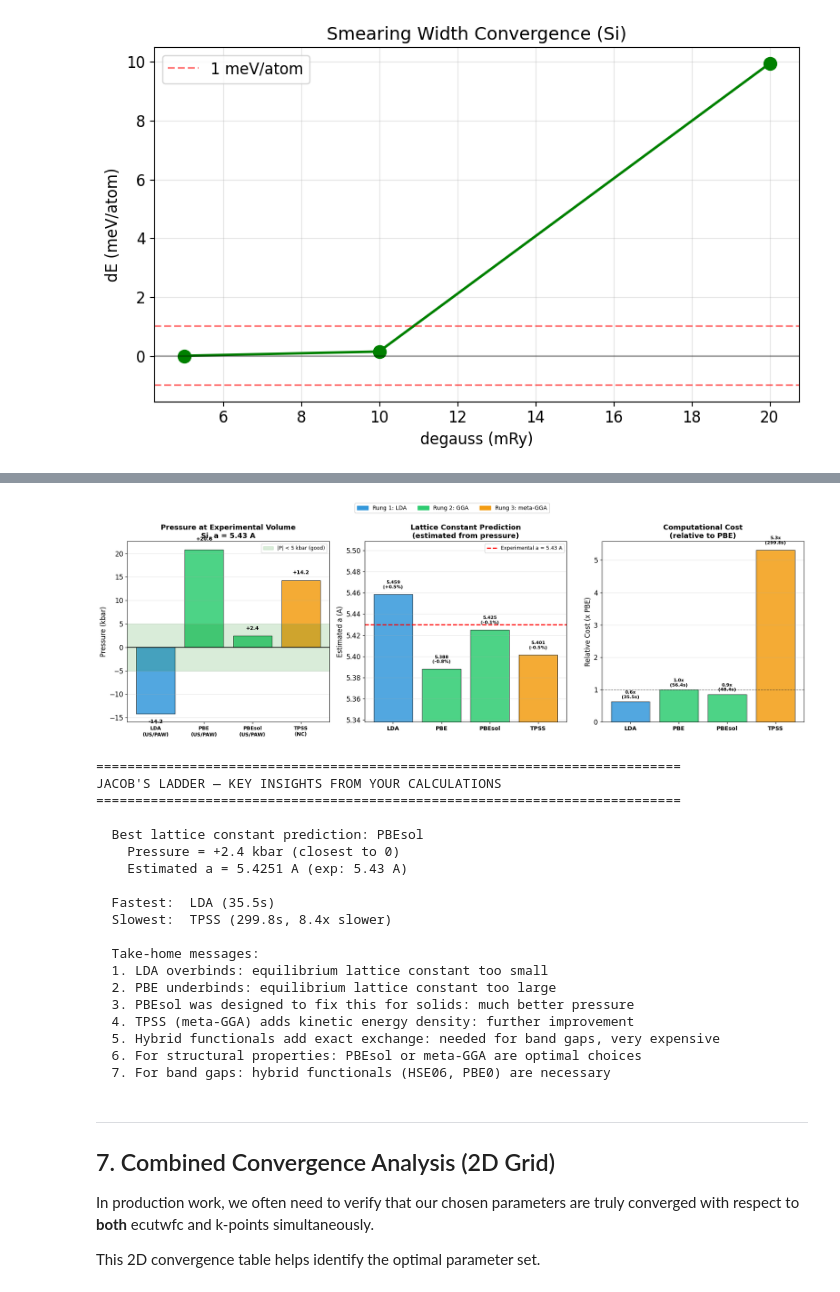
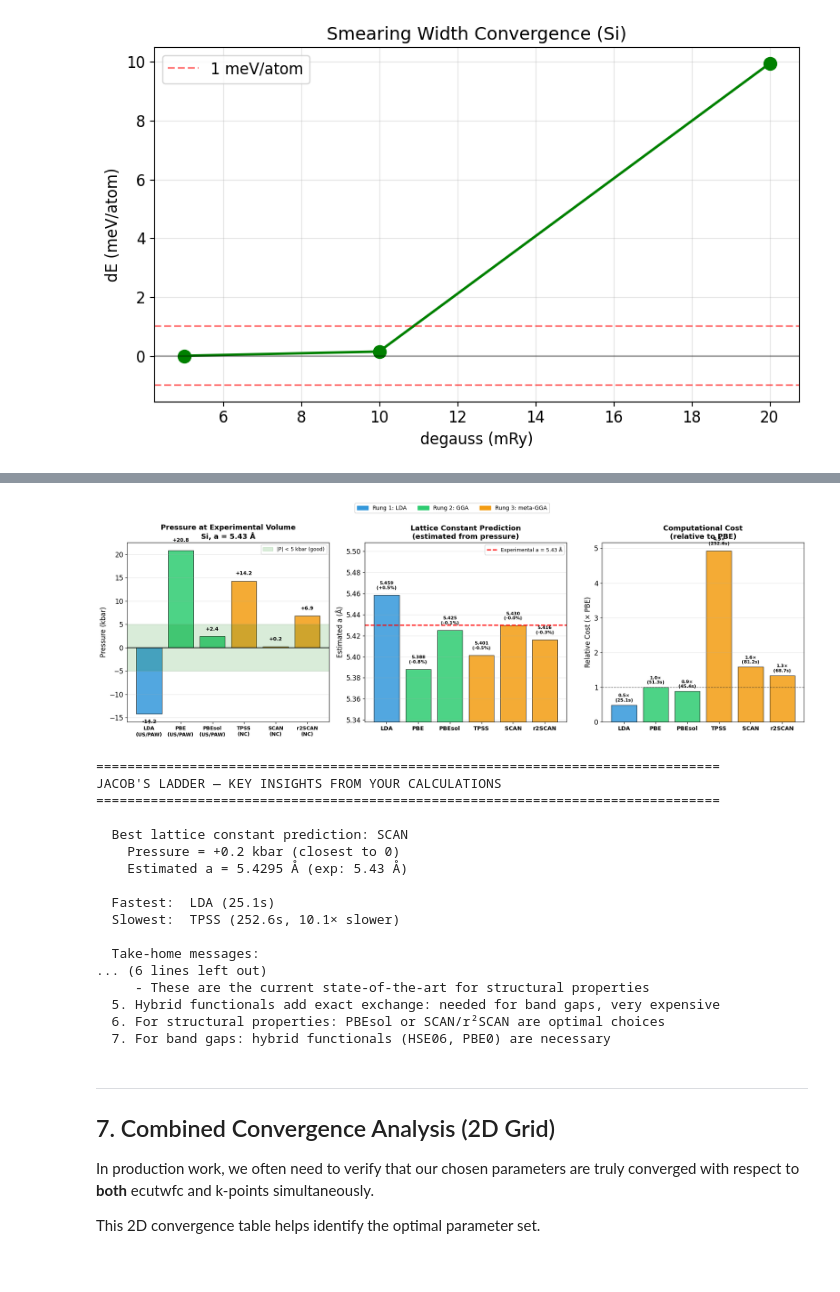
Before and after one commit to Indranil2020/DFT_Tutorial, a Jupyter notebook: qe_workshop_complete/notebooks_enhanced/04_Convergence_Testing.ipynb, the cells around one changed output, grey strips where cells are left out. Drawn from its saved outputs; the diff is of its cells as text; code cells hidden in the pictures.

Commit message:
jaboc ladder calculated

```diff
--- a/qe_workshop_complete/notebooks_enhanced/04_Convergence_Testing.ipynb
+++ b/qe_workshop_complete/notebooks_enhanced/04_Convergence_Testing.ipynb
@@ -1713,7 +1699,7 @@ import matplotlib.patches as mpatches
 import numpy as np
 
 # ── Collect only converged results with valid pressure ──
-funcs_ordered = [f for f in ['LDA', 'PBE', 'PBEsol', 'TPSS', 'PBE0']
+funcs_ordered = [f for f in ['LDA', 'PBE', 'PBEsol', 'TPSS', 'SCAN', 'r2SCAN', 'PBE0']
                  if f in ladder_results
                  and ladder_results[f]['converged']
                  and ladder_results[f]['pressure_kbar'] is not None]
@@ -1742,7 +1728,7 @@ else:
     xlabels = [f'{f}\n({"NC" if pt == "NC" else "US/PAW"})' for f, pt in zip(funcs_ordered, pp_types)]
     ax1.set_xticklabels(xlabels, fontsize=9, fontweight='bold')
     ax1.set_ylabel('Pressure (kbar)', fontsize=12)
-    ax1.set_title(f'Pressure at Experimental Volume\n{MATERIAL}, a = {LATTICE_A} A', fontsize=13, fontweight='bold')
+    ax1.set_title(f'Pressure at Experimental Volume\n{MATERIAL}, a = {LATTICE_A} Å', fontsize=13, fontweight='bold')
     ax1.legend(fontsize=9, loc='best')
     ax1.grid(axis='y', alpha=0.3)
     for i, (bar, p) in enumerate(zip(bars, pressures)):
@@ -1759,10 +1745,10 @@ else:
     bars2 = ax2.bar(range(n_funcs), a_predicted, color=colors, edgecolor='k',
                     linewidth=0.8, alpha=0.85)
     ax2.axhline(y=LATTICE_A, color='red', linewidth=2, linestyle='--',
-                label=f'Experimental a = {LATTICE_A} A')
+                label=f'Experimental a = {LATTICE_A} Å')
     ax2.set_xticks(range(n_funcs))
     ax2.set_xticklabels(funcs_ordered, fontsize=10, fontweight='bold')
-    ax2.set_ylabel('Estimated a (A)', fontsize=12)
+    ax2.set_ylabel('Estimated a (Å)', fontsize=12)
     ax2.set_title('Lattice Constant Prediction\n(estimated from pressure)', fontsize=13, fontweight='bold')
     ax2.legend(fontsize=9, loc='best')
     ax2.grid(axis='y', alpha=0.3)
@@ -1782,13 +1768,13 @@ else:
                     linewidth=0.8, alpha=0.85)
     ax3.set_xticks(range(n_funcs))
     ax3.set_xticklabels(funcs_ordered, fontsize=10, fontweight='bold')
-    ax3.set_ylabel('Relative Cost (x PBE)', fontsize=12)
+    ax3.set_ylabel('Relative Cost (× PBE)', fontsize=12)
     ax3.set_title('Computational Cost\n(relative to PBE)', fontsize=13, fontweight='bold')
     ax3.axhline(y=1, color='k', linewidth=1, linestyle='--', alpha=0.5)
     ax3.grid(axis='y', alpha=0.3)
     for i, (bar, rt, t) in enumerate(zip(bars3, rel_times, times)):
         ax3.text(bar.get_x() + bar.get_width()/2, rt + max(rt*0.03, 0.08),
-                 f'{rt:.1f}x\n({t:.1f}s)', ha='center', va='bottom', fontsize=8, fontweight='bold')
+                 f'{rt:.1f}×\n({t:.1f}s)', ha='center', va='bottom', fontsize=8, fontweight='bold')
 
     # ── Rung legend ──
     rung_patches = []
@@ -1799,58 +1785,62 @@ else:
             rung_patches.append(mpatches.Patch(color=RUNG_COLORS[r], label=f'Rung {r}: {rn}'))
             seen.add(r)
     fig.legend(handles=rung_patches, loc='upper center', ncol=len(rung_patches),
                fontsize=10, framealpha=0.9, bbox_to_anchor=(0.5, 1.02))
 
     plt.tight_layout(rect=[0, 0, 1, 0.95])
     plt.savefig(str(WORK_DIR / 'jacobs_ladder_real.png'), dpi=150, bbox_inches='tight')
     plt.show()
 
     # ── Summary ──
-    print("=" * 75)
+    print("=" * 80)
     print("JACOB'S LADDER — KEY INSIGHTS FROM YOUR CALCULATIONS")
-    print("=" * 75)
+    print("=" * 80)
 
     best_idx = min(range(n_funcs), key=lambda i: abs(pressures[i]))
     print(f"\n  Best lattice constant prediction: {funcs_ordered[best_idx]}")
     print(f"    Pressure = {pressures[best_idx]:+.1f} kbar (closest to 0)")
-    print(f"    Estimated a = {a_predicted[best_idx]:.4f} A (exp: {LATTICE_A} A)")
+    print(f"    Estimated a = {a_predicted[best_idx]:.4f} Å (exp: {LATTICE_A} Å)")
 
     cheapest_idx = times.index(min(times))
     expensive_idx = times.index(max(times))
     ratio = max(times) / max(min(times), 0.01)
     print(f"\n  Fastest:  {funcs_ordered[cheapest_idx]} ({times[cheapest_idx]:.1f}s)")
-    print(f"  Slowest:  {funcs_ordered[expensive_idx]} ({times[expensive_idx]:.1f}s, {ratio:.1f}x slower)")
+    print(f"  Slowest:  {funcs_ordered[expensive_idx]} ({times[expensive_idx]:.1f}s, {ratio:.1f}× slower)")
+
+    # Count meta-GGA results
+    meta_gga_funcs = [f for f in funcs_ordered if ladder_results[f]['rung'] == 3]
 
     print("""
   Take-home messages:
   1. LDA overbinds: equilibrium lattice constant too small
   2. PBE underbinds: equilibrium lattice constant too large
   3. PBEsol was designed to fix this for solids: much better pressure
-  4. TPSS (meta-GGA) adds kinetic energy density: further improvement
+  4. Meta-GGAs (TPSS, SCAN, r²SCAN) add kinetic energy density τ(r):
+     - SCAN satisfies all 17 known exact constraints
+     - r²SCAN is numerically more stable than SCAN (regularized)
+     - These are the current state-of-the-art for structural properties
   5. Hybrid functionals add exact exchange: needed for band gaps, very expensive
-  6. For structural properties: PBEsol or meta-GGA are optimal choices
+  6. For structural properties: PBEsol or SCAN/r²SCAN are optimal choices
   7. For band gaps: hybrid functionals (HSE06, PBE0) are necessary
   """)
 # %% [output]
-[figure, old version]
+[figure, new version]
-===========================================================================
+================================================================================
 JACOB'S LADDER — KEY INSIGHTS FROM YOUR CALCULATIONS
-===========================================================================
+================================================================================
 
-  Best lattice constant prediction: PBEsol
-    Pressure = +2.4 kbar (closest to 0)
-    Estimated a = 5.4251 A (exp: 5.43 A)
+  Best lattice constant prediction: SCAN
+    Pressure = +0.2 kbar (closest to 0)
+    Estimated a = 5.4295 Å (exp: 5.43 Å)
 
-  Fastest:  LDA (35.5s)
-  Slowest:  TPSS (299.8s, 8.4x slower)
+  Fastest:  LDA (25.1s)
+  Slowest:  TPSS (252.6s, 10.1× slower)
 
   Take-home messages:
-  1. LDA overbinds: equilibrium lattice constant too small
-  2. PBE underbinds: equilibrium lattice constant too large
-  3. PBEsol was designed to fix this for solids: much better pressure
-  4. TPSS (meta-GGA) adds kinetic energy density: further improvement
+... (6 lines left out)
+     - These are the current state-of-the-art for structural properties
   5. Hybrid functionals add exact exchange: needed for band gaps, very expensive
-  6. For structural properties: PBEsol or meta-GGA are optimal choices
+  6. For structural properties: PBEsol or SCAN/r²SCAN are optimal choices
   7. For band gaps: hybrid functionals (HSE06, PBE0) are necessary
 # %% [markdown]
 ---
```
Also changed, not shown: parts of 4 cells of this notebook.
